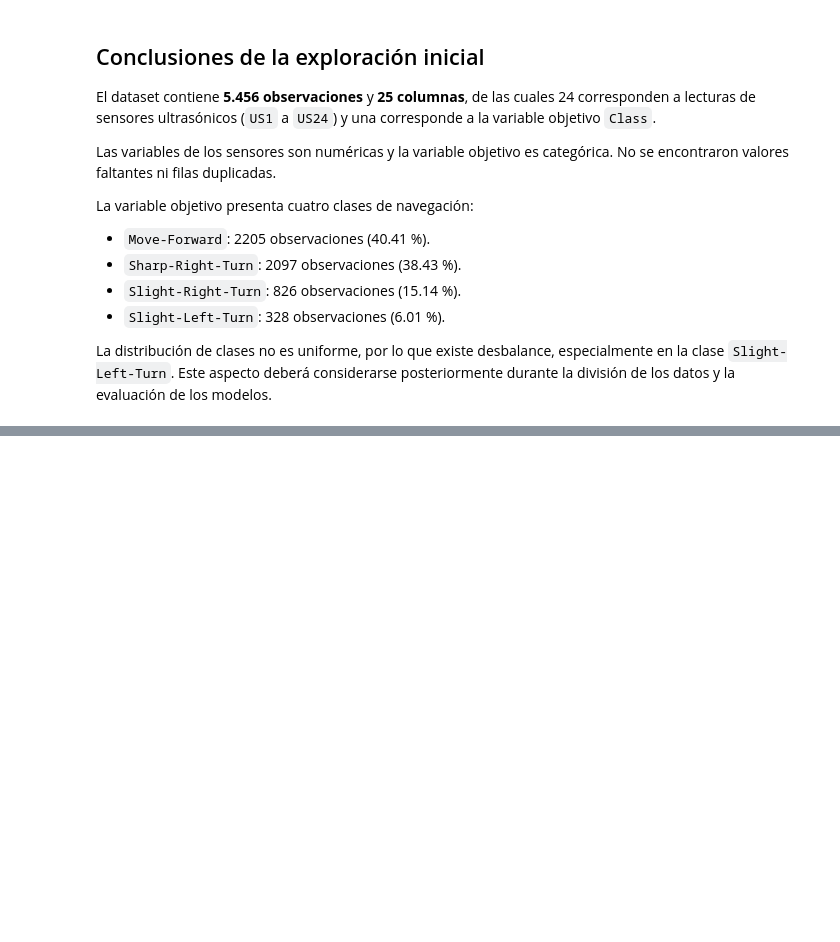
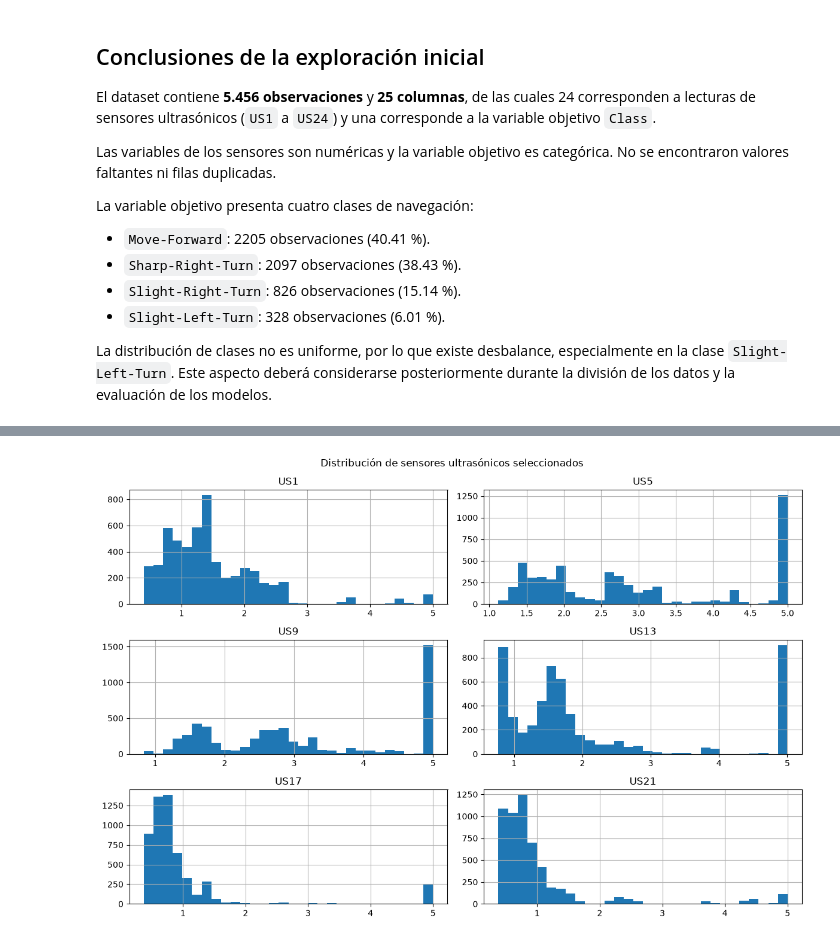
Before and after one commit to cristian-zurita/ml-practica1-zurita, a Jupyter notebook: notebooks/01_eda.ipynb, the cells around one changed output, grey strips where cells are left out. Cells and saved outputs as stored; diff of their text form; code cells hidden in the pictures; blank space fills up the shorter version.

```diff
--- a/notebooks/01_eda.ipynb
+++ b/notebooks/01_eda.ipynb
@@ -220,0 +237,13 @@ posteriormente durante la división de los datos y la evaluación de los modelos
+# %%
+selected_sensors = ["US1", "US5", "US9", "US13", "US17", "US21"]
+
+df[selected_sensors].hist(
+    bins=30,
+    figsize=(12, 8)
+)
+
+plt.suptitle("Distribución de sensores ultrasónicos seleccionados")
+plt.tight_layout()
+plt.show()
+# %% [output]
+[figure, added]
```
Also changed, not shown: parts of 18 cells of this notebook, 2 other files.
